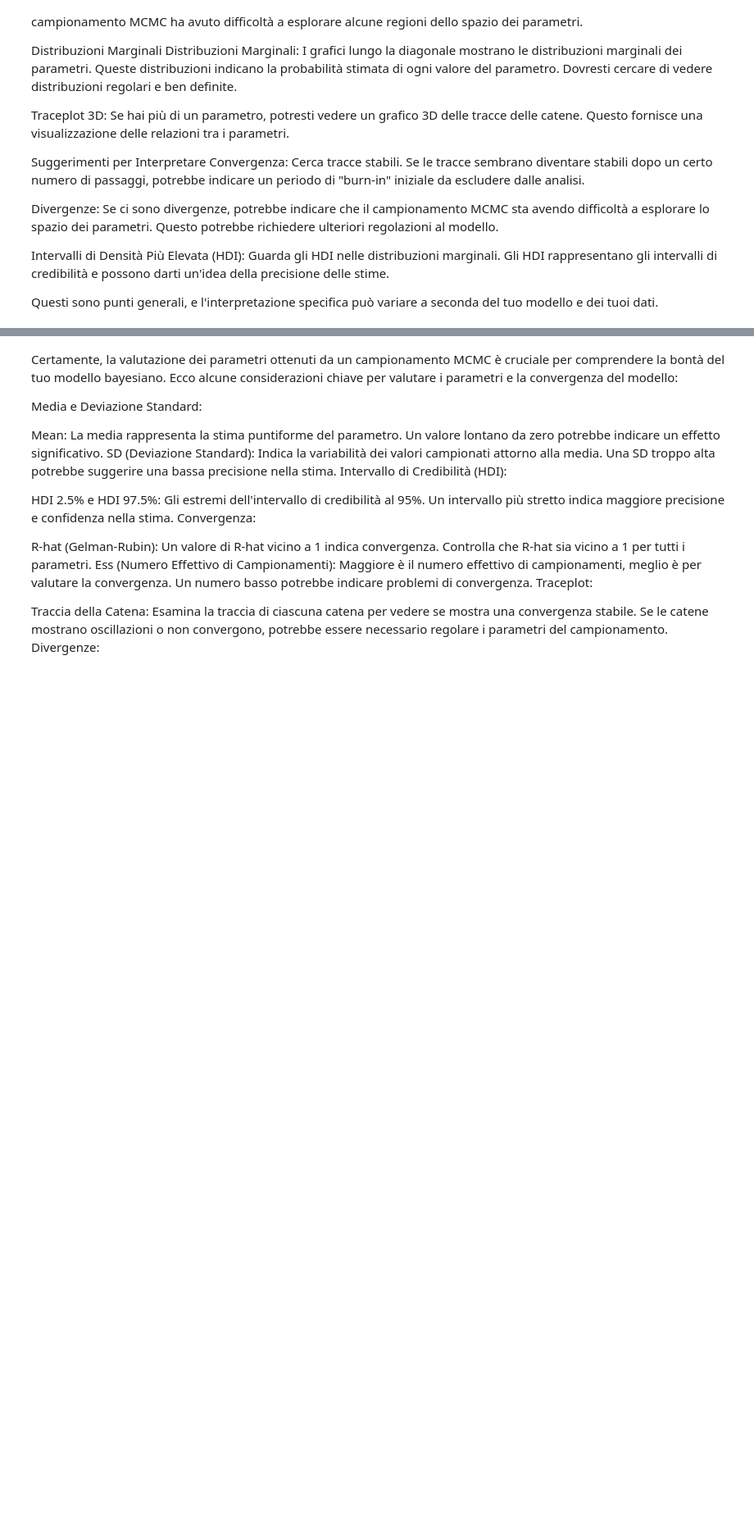
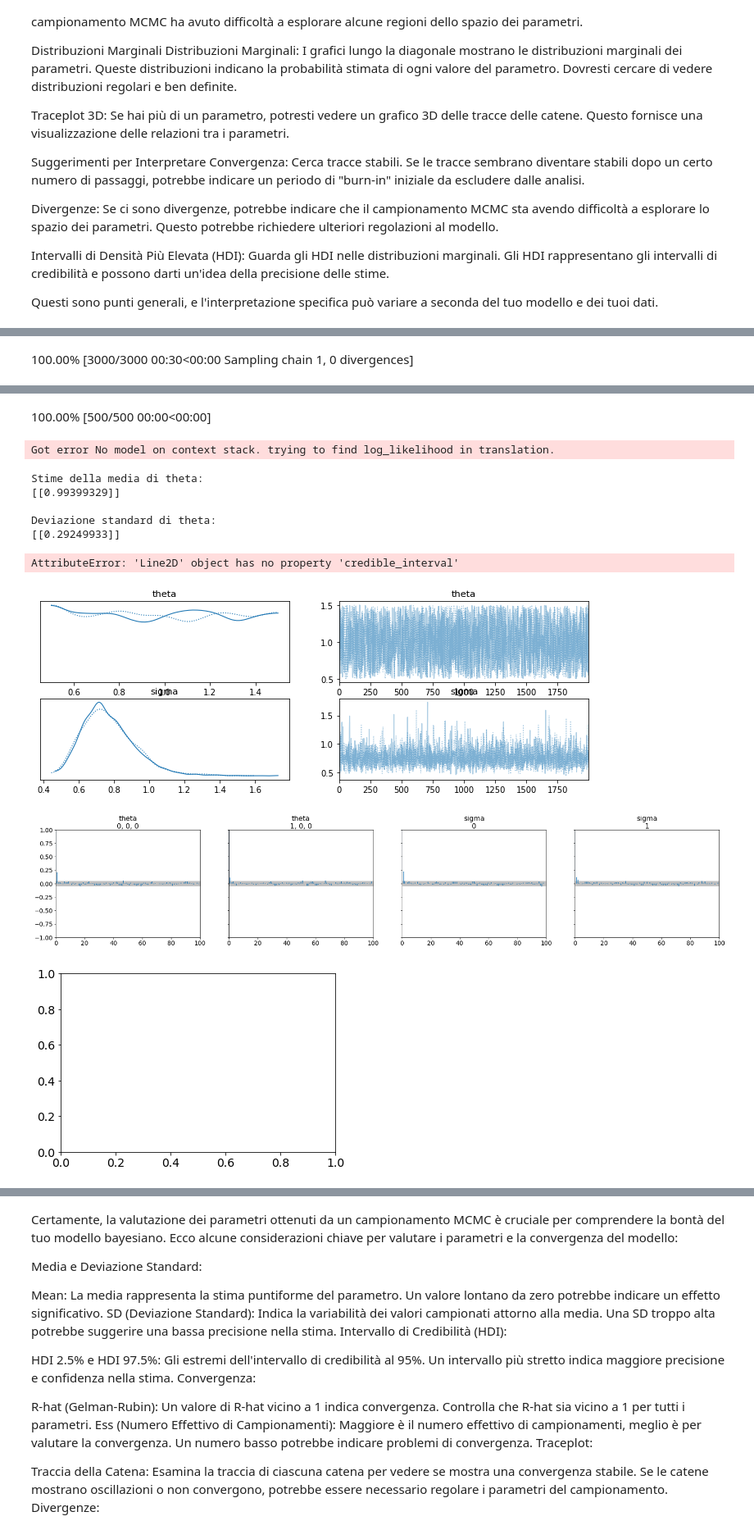
Before and after one commit to Jackmos/Multi-Fidelity-MCMC-methods, a Jupyter notebook: PACS_project2/Diffusion/3_step_NN/MCMC.ipynb, the cells around one changed output, grey strips where cells are left out. Shown at 82% size. Drawn from its saved outputs; the diff is of its cells as text; code cells hidden in the pictures; blank space fills up the shorter version.

```diff
--- a/PACS_project2/Diffusion/3_step_NN/MCMC.ipynb
+++ b/PACS_project2/Diffusion/3_step_NN/MCMC.ipynb
@@ -16,22 +31,14 @@ file_path_HF = "../DATA/reaction_diffusion_HF.mat"
 (reaction_HF_test, U_HF_test) = import_data(file_path_HF)
 U_HF_test = U_HF_test[:, -1, 44,44]
 # ADD NOISE
-noise_stddev = np.mean(U_HF_test) * 0.025       # value?
+noise_stddev = np.mean(U_HF_test) * 0.01       # value?
 noise = np.random.normal(0, noise_stddev, len(U_HF_test))
-U_HF_test = U_HF_test + noise
+U_HF_test_selection = U_HF_test + noise
 
 
-
-
-#eps = 0.01
-#alpha = 10**3
-#sigma = 0.4
-#n = 1000
-#final_q = np.zeros([n, 2])
-#final_q_ham = np.zeros([n, 2])
-#ratio = np.zeros(n)
-#big_q = np.zeros([n, N+1, 2])
-#big_q_ham = np.zeros([n, N+1, 2])
+permutation = np.random.permutation(len(U_HF_test_selection))
+n_HF = 15
+U_HF_test_selection = U_HF_test_selection[permutation][0:n_HF]
 # %%
 # Definisci la tua funzione di attivazione personalizzata (in codice finale, dove tutto andrà da inizio a fine, non credo questa parte sarà più necessaria...)
 def custom_activation(x):
@@ -116,0 +119,50 @@ Questi sono punti generali, e l'interpretazione specifica può variare a seconda
+# %%
+import arviz as az
+import theano.tensor as tt
+
+# Dati corretti o raffinati
+data_true = U_HF_test_selection  # Inserisci i tuoi dati corretti
+
+# Modello PyMC3
+with pm.Model() as model:
+    # Prior sui parametri del modello numerico approssimato
+    theta = pm.Uniform('theta', lower=0.5, upper=1.5, shape=(1,1))  # Modifica shape in base ai tuoi parametri
+    theta_0=theta.random()
+    print(theta_0)
+    # Modello numerico approssimato
+    out1=keras_model1.predict(theta_0)
+    in2 = np.hstack((theta_0, out1))
+    out2=keras_model2.predict(in2)
+    in3 = np.hstack((in2, out2))
+    approx_model_output=keras_model3.predict(in3)
+    #approx_model_output = custom_numerical_model(theta)  # Sostituisci con il tuo modello numerico
+
+    # Likelihood basato sui dati osservati
+    likelihood= pm.Normal('likelihood', mu=approx_model_output, sd=pm.HalfNormal('sigma', sd=1), observed=data_true)
+
+    # Likelihood basato sui dati corretti
+    #likelihood_true = pm.Normal('likelihood_true', mu=approx_model_output, sd=pm.HalfNormal('sigma', sd=1), observed=data_true)
+
+    # Campionamento MCMC
+    trace = pm.sample(2000, tune=1000, cores=1)
+
+# Analisi dei risultati
+pm.summary(trace).round(2)
+pm.traceplot(trace)
+# Estrai la traccia dei campioni per la variabile theta
+theta_samples = trace['theta']
+
+# Calcola la stima della media e la deviazione standard per ogni parametro
+estimated_theta_mean = theta_samples.mean(axis=0)
+estimated_theta_std = theta_samples.std(axis=0)
+pm.autocorrplot(trace)
+
+ppc = pm.sample_posterior_predictive(trace, samples=500, model=model)
+
+# Stampa le stime
+print("Stime della media di theta:")
+print(estimated_theta_mean)
+print("\nDeviazione standard di theta:")
+print(estimated_theta_std)
+az.plot_posterior(trace, var_names=['theta'], credible_interval=0.95)
+# %% [output]
@@ -116,0 +180 @@ Questi sono punti generali, e l'interpretazione specifica può variare a seconda
+100.00% [3000/3000 00:30<00:00 Sampling chain 1, 0 divergences]
@@ -116,0 +187,11 @@ Questi sono punti generali, e l'interpretazione specifica può variare a seconda
+100.00% [500/500 00:00<00:00]
+Got error No model on context stack. trying to find log_likelihood in translation.
+Stime della media di theta:
+[[0.99399329]]
+
+Deviazione standard di theta:
+[[0.29249933]]
+AttributeError: 'Line2D' object has no property 'credible_interval'
+[figure, added]
+[figure, added]
+[figure, added]
```
Also changed, not shown: parts of 31 cells of this notebook, 8 other files.
